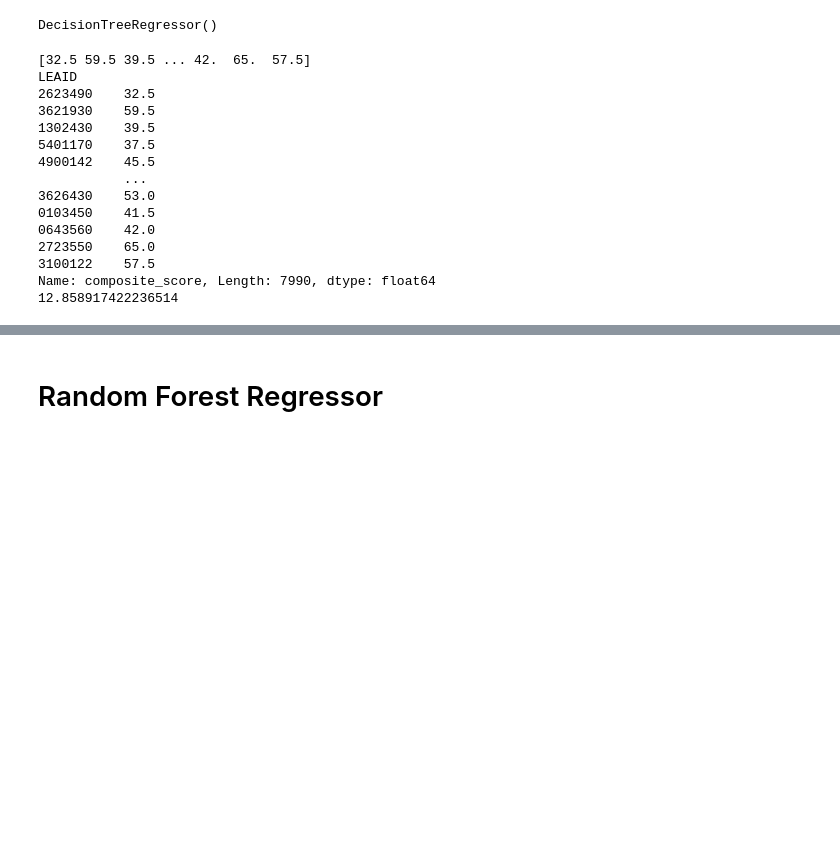
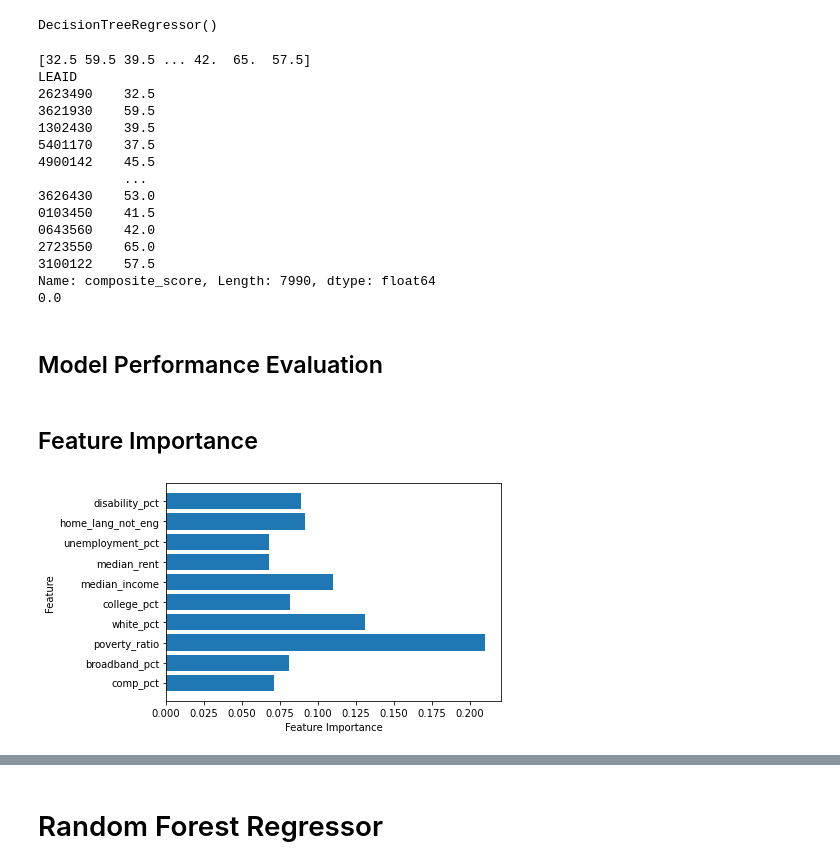
Before and after one commit to anewt225/Decoding-the-Digital-Divide, a Jupyter notebook: notebooks/model_new.ipynb, the cells around one changed output, grey strips where cells are left out. Saved outputs shown, nothing was run; the diff lists cells and outputs as text; code cells hidden in the pictures; blank space fills up the shorter version.

```diff
--- a/notebooks/model_new.ipynb
+++ b/notebooks/model_new.ipynb
@@ -124,13 +157,12 @@ dt_reg.fit(divide_prepped, divide_labels)
 # %% [output]
 DecisionTreeRegressor()
 # %%
-divide_predictions_tree = dt_reg.predict(divide_prepped)
-print(divide_predictions_tree)
+dt_predictions = dt_reg.predict(divide_prepped)
+print(dt_predictions)
 print(divide_labels)
-error_tree = mean_squared_error(divide_labels, divide_predictions)
-pre_err_tree = np.sqrt(error)
-RMSE_tree = pre_err
-print(RMSE_tree)
+RMSE_dt = np.sqrt(
+    mean_squared_error(divide_labels, dt_predictions))
+print(RMSE_dt)
 # %% [output]
 [32.5 59.5 39.5 ... 42.  65.  57.5]
 LEAID
@@ -146,4 +178,19 @@ LEAID
 2723550    65.0
 3100122    57.5
 Name: composite_score, Length: 7990, dtype: float64
-12.858917422236514
+0.0
+# %% [markdown]
+## Model Performance Evaluation
+# %% [markdown]
+## Feature Importance
+# %%
+def plot_feature_importances(model):
+    n_features = divide_prepped.shape[1]
+    plt.barh(np.arange(n_features), model.feature_importances_, align='center')
+    plt.yticks(np.arange(n_features), divide.columns)
+    plt.xlabel('Feature Importance')
+    plt.ylabel("Feature")
+# %%
+plot_feature_importances(dt_reg)
+# %% [output]
+[figure, added]
```
Also changed, not shown: parts of 16 cells of this notebook, 5 other files.
